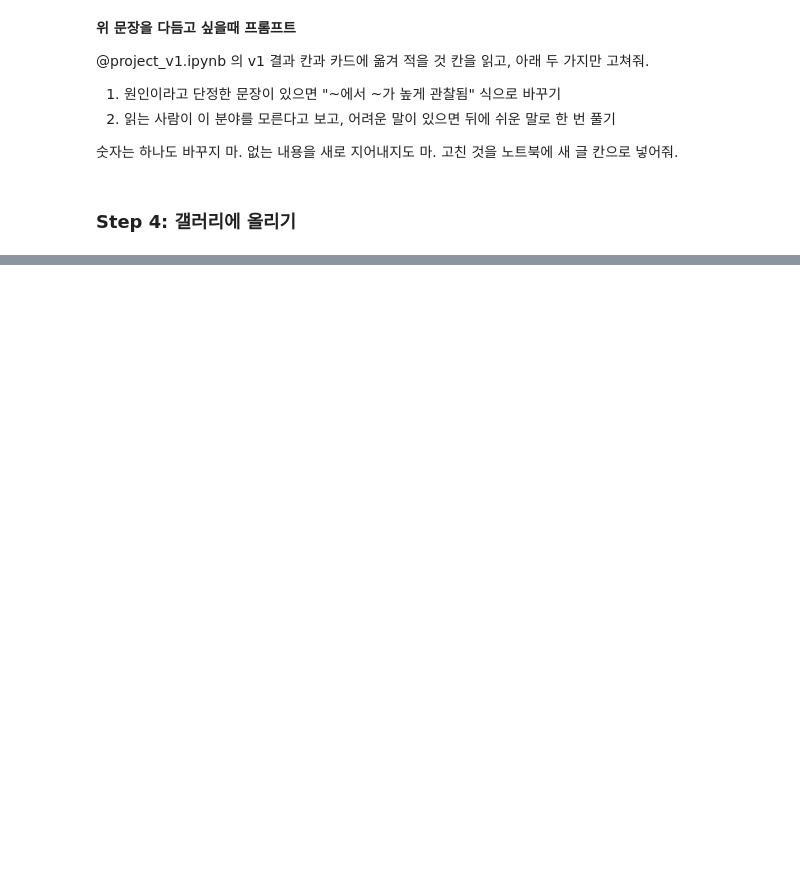
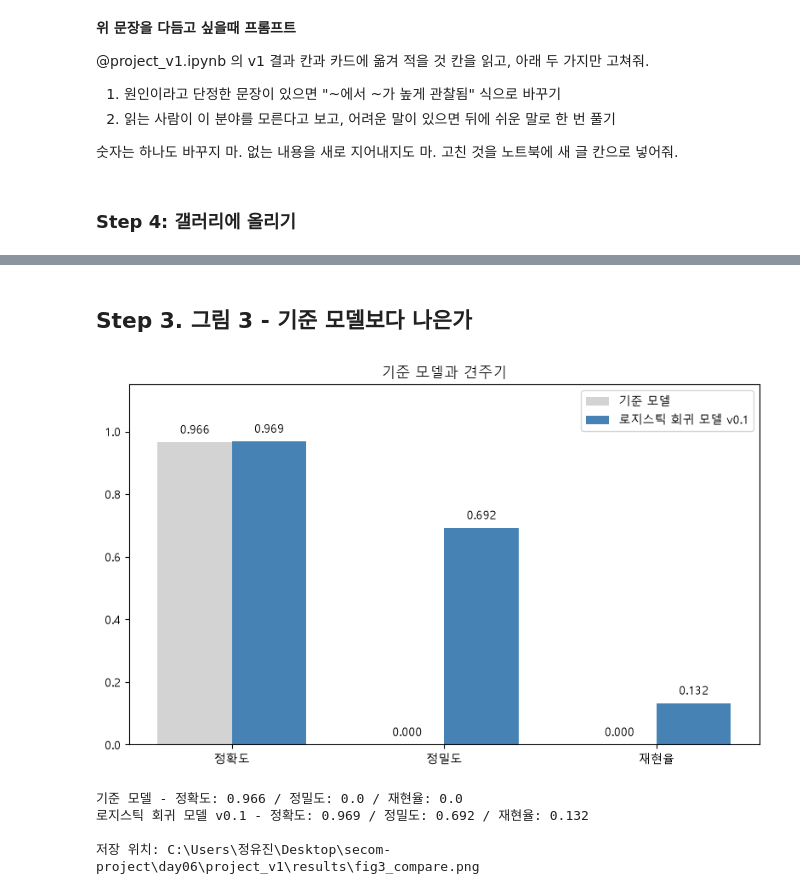
Before and after one commit to youjin7893-source/defect-prediction, a Jupyter notebook: day06/project_v1/project_v1.ipynb, the cells around one changed output, grey strips where cells are left out. Saved outputs shown, nothing was run; the diff lists cells and outputs as text; code cells hidden in the pictures; blank space fills up the shorter version.

```diff
--- a/day06/project_v1/project_v1.ipynb
+++ b/day06/project_v1/project_v1.ipynb
@@ -500,0 +599,50 @@ df.head()
+# %% [markdown]
+## Step 3. 그림 3 - 기준 모델보다 나은가
+# %%
+# 기준 모델과 로지스틱 회귀 모델 v0.1(변수 모델)을 정확도·정밀도·재현율 세 지표로 나란히 비교한다
+mpl.rcParams["font.family"] = "Malgun Gothic"  # 한글이 깨지지 않도록 폰트를 먼저 잡는다
+mpl.rcParams["axes.unicode_minus"] = False  # 마이너스 기호가 깨지지 않게 한다
+
+기준정밀도 = precision_score(y_test, 기준예측, zero_division=0)  # 기준 모델의 정밀도 (지목을 안 하므로 0)
+기준재현율 = recall_score(y_test, 기준예측, zero_division=0)  # 기준 모델의 재현율 (지목을 안 하므로 0)
+
+지표이름 = ["정확도", "정밀도", "재현율"]
+기준값 = [기준정확도, 기준정밀도, 기준재현율]
+내값 = [정확도, 정밀도, 재현율]
+
+x = np.arange(len(지표이름))
+막대폭 = 0.35
+
+fig, ax = plt.subplots(figsize=(8, 5))
+막대1 = ax.bar(x - 막대폭 / 2, 기준값, 막대폭, label="기준 모델", color="lightgray")
+막대2 = ax.bar(x + 막대폭 / 2, 내값, 막대폭, label="로지스틱 회귀 모델 v0.1", color="steelblue")
+
+ax.set_title("기준 모델과 견주기")  # 요청받은 제목
+ax.set_xticks(x)
+ax.set_xticklabels(지표이름)
+ax.set_ylim(0, 1.15)
+ax.legend()
+
+for 막대묶음 in (막대1, 막대2):
+    for 막대 in 막대묶음:
+        높이 = 막대.get_height()
+        ax.text(막대.get_x() + 막대.get_width() / 2, 높이 + 0.02, f"{높이:.3f}",
+                ha="center", va="bottom", fontsize=10)  # 막대 위에 값 적기
+
+fig.tight_layout()
+
+os.makedirs("results", exist_ok=True)  # results 폴더 만들기
+저장경로3 = os.path.join("results", "fig3_compare.png")
+fig.savefig(저장경로3, dpi=150, bbox_inches="tight")  # 파일로 저장
+plt.show()
+
+print("기준 모델 - 정확도:", round(기준정확도, 3), "/ 정밀도:", round(기준정밀도, 3), "/ 재현율:", round(기준재현율, 3))
+print("로지스틱 회귀 모델 v0.1 - 정확도:", round(정확도, 3), "/ 정밀도:", round(정밀도, 3), "/ 재현율:", round(재현율, 3))
+print()
+print("저장 위치:", os.path.abspath(저장경로3))
+# %% [output]
+[figure, added]
+기준 모델 - 정확도: 0.966 / 정밀도: 0.0 / 재현율: 0.0
+로지스틱 회귀 모델 v0.1 - 정확도: 0.969 / 정밀도: 0.692 / 재현율: 0.132
+
+저장 위치: C:\Users\정유진\Desktop\secom-project\day06\project_v1\results\fig3_compare.png
```
Also changed, not shown: parts of 20 cells of this notebook, 4 other files.
